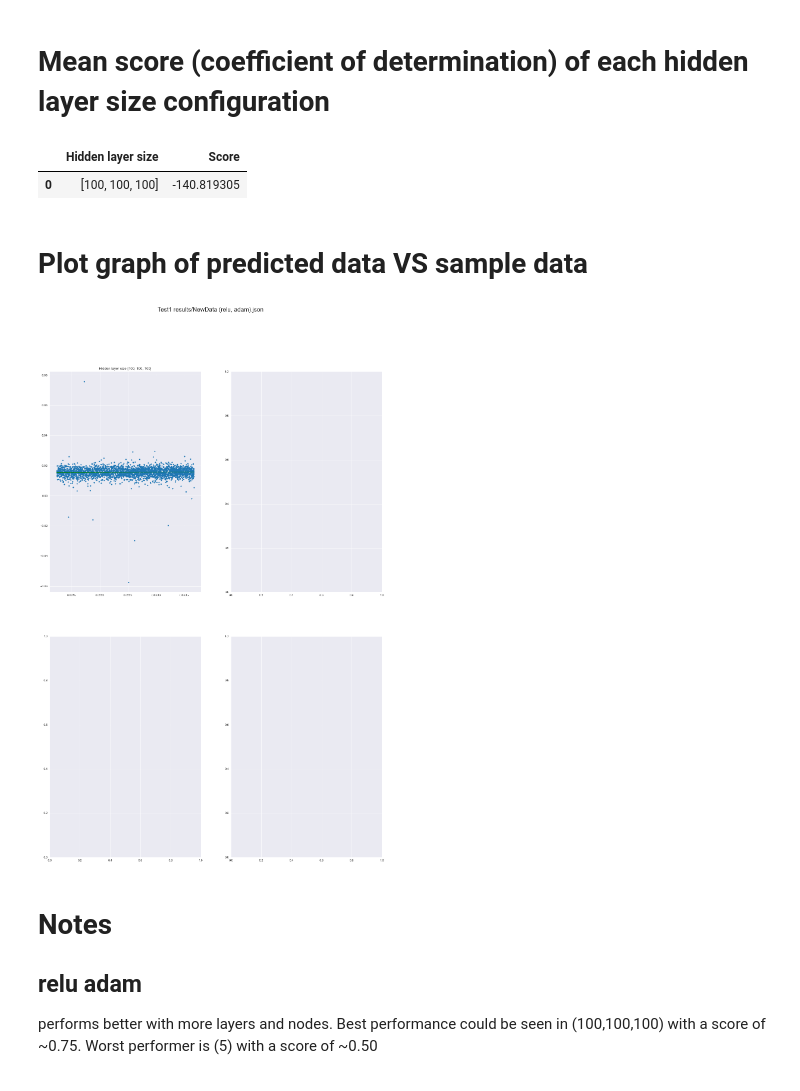
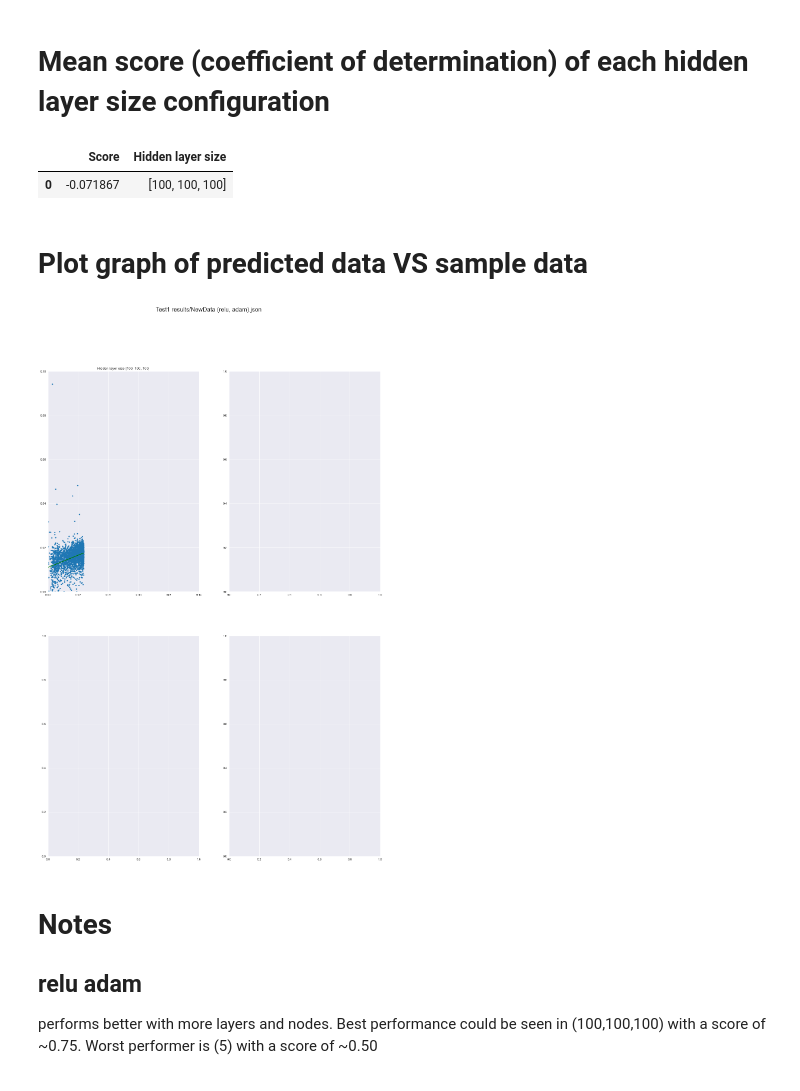
Before and after one commit to NiwEoj/Dr-Soo-ML, a Jupyter notebook: First ML/First ML.ipynb, the cells around one changed output. Cells and saved outputs as stored; diff of their text form; code cells hidden in the pictures.

```diff
--- a/First ML/First ML.ipynb
+++ b/First ML/First ML.ipynb
@@ -188,8 +214,8 @@ mdata = pd.read_json(fread)
 # Plot histogram of each different hidden layer size configuration
 # %%
 # size of subplot (row*column must be >= number of different hidden layer size configurations)
-row = 5
-column = 4
+row = 2
+column = 2
 
 fig, ax = plt.subplots(row,column, figsize = (20,30))
 fig.suptitle(fread, fontsize = 20)
@@ -212,57 +240,58 @@ plt.show()
 # %% [markdown]
 # Mean score (coefficient of determination) of each hidden layer size configuration
 # %%
-
 a = sortHLS(mdata)
 num = len(a)
 Mean = pd.DataFrame()
 for n in range(num):
-    b = mdata[['Score']].loc[a[n]].mean().T
-    b['Hidden layer size'] = mdata['Hidden layer size'].loc[a[n][0]]
-    Mean = Mean.append(b,ignore_index=True)
+    try:
+        scr = list(mdata['Score'].loc[a[n]].mean())
+        hls = list(mdata['Hidden layer size'].loc[a[n][0]])
+    except:
+        scr = [mdata['Score'].loc[a[n]].mean()]
+        hls = [mdata['Hidden layer size'].loc[a[n][0]]]
+    comb = pd.DataFrame({'Score':scr,'Hidden layer size':hls})
+    Mean = Mean.append(comb,ignore_index=True)
 display(Mean)
 # %% [output]
-|  | Hidden layer size | Score |
-| 0 | [100, 100, 100] | -140.819305 |
+|  | Score | Hidden layer size |
+| 0 | -0.071867 | [100, 100, 100] |
 # %% [markdown]
 # Plot graph of predicted data VS sample data
 # %%
 # size of subplot
 row = 2
 column = 2
 
 # random state of mlp
 rdst = 33
 
 # training dataset of mlp
 Tdata = 0
-
-# number of different random states in mdata
-rdnum = 5
 
 fig, ax = plt.subplots(row,column, figsize = (20,30))
 fig.suptitle(fread, fontsize = 20)
 n = 0
 a = sortHLS(mdata)
 num = len(a)
 crit = mdata[(mdata['Random state'] == rdst) & (mdata['Training data'] == ('dataset ' + str(Tdata)))]
 indx = crit.index
 
 for i in range(row):
     for j in range(column):
         if n < num:
-            ax[i,j].scatter(testY[Tdata], crit.loc[indx[n], 'ypredict'], s = 10)
-            m, b = np.polyfit(testY[Tdata], crit.loc[indx[n], 'ypredict'], 1)
-            ax[i,j].plot(testY[Tdata], m * testY[Tdata] + b, color = 'green')
+            ax[i,j].scatter(crit.loc[indx[n], 'ytest data'], crit.loc[indx[n], 'ypredict'], s = 10)
+            m, b = np.polyfit(crit.loc[indx[n], 'ytest data'], crit.loc[indx[n], 'ypredict'], 1)
+            ax[i,j].plot(crit.loc[indx[n], 'ytest data'], m * np.array(crit.loc[indx[n], 'ytest data']) + b, color = 'green')
             title = 'Hidden layer size ' + str(mdata['Hidden layer size'].loc[indx[n]])
             ax[i,j].set_title(title)
-            #ax[i,j].set_xlim(0,1)
-            #ax[i,j].set_ylim(0,1)
+            ax[i,j].set_xlim(0,0.1)
+            ax[i,j].set_ylim(0,0.1)
             n = n + 1
 
 plt.show()
 # %% [output]
-[figure, old version]
+[figure, new version]
 # %% [markdown]
 # Notes
 ## relu adam
```
Also changed, not shown: parts of 8 cells of this notebook.
